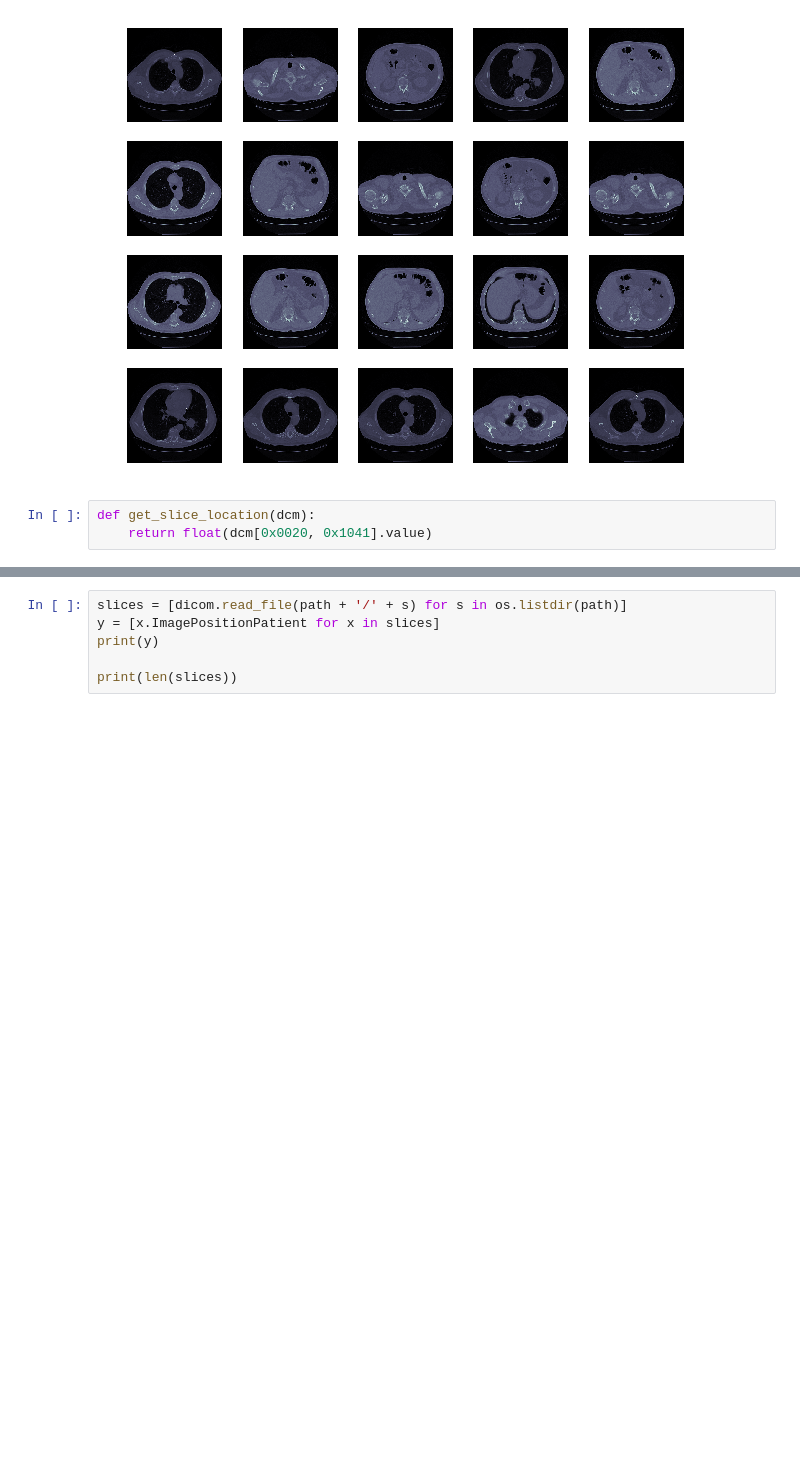
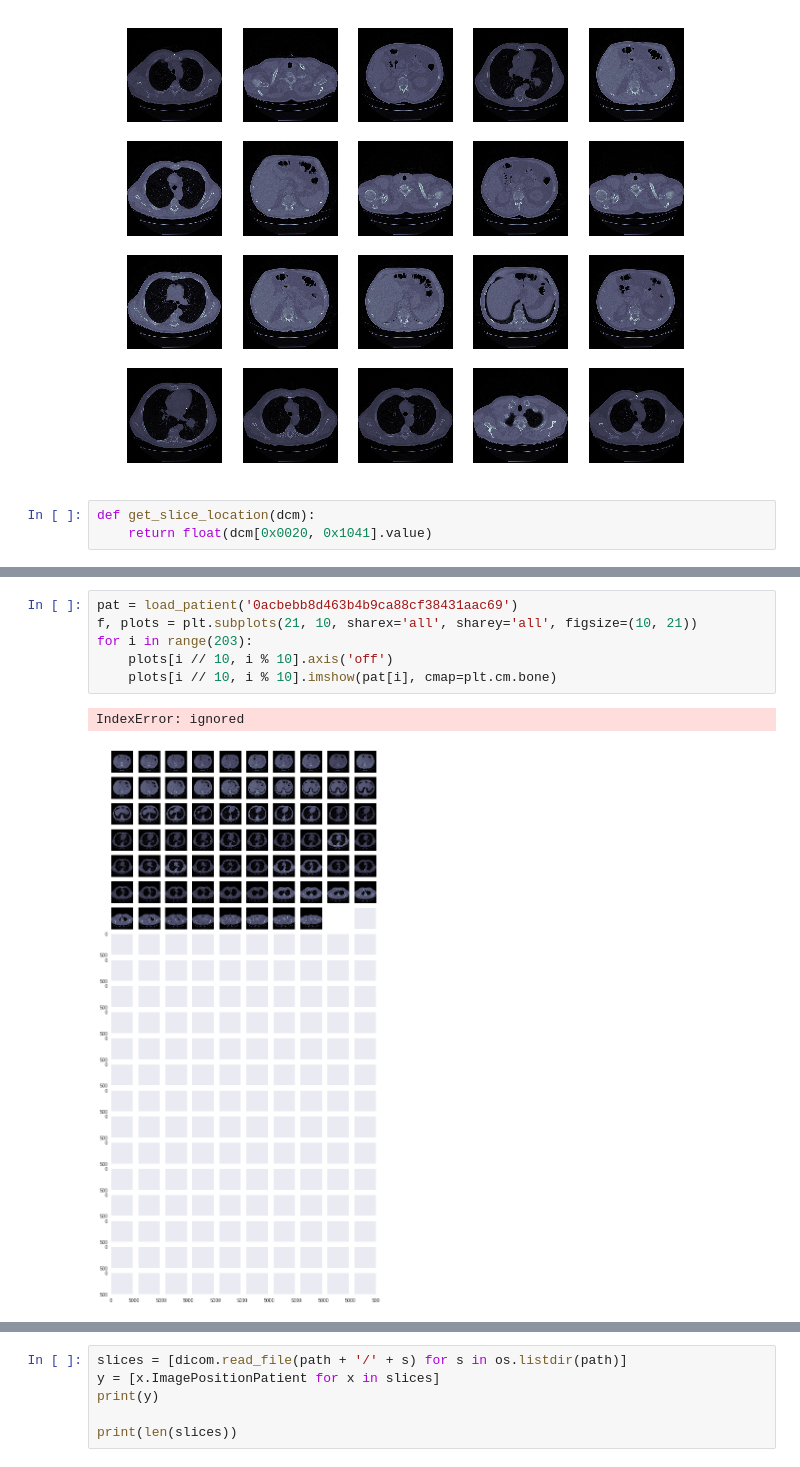
Before and after one commit to AI-Junction/Lung-Cancer-Detection, a Jupyter notebook: LungCancerDetection.ipynb, the cells around one changed output, grey strips where cells are left out. Cells and saved outputs as stored; diff of their text form; blank space fills up the shorter version.

```diff
--- a/LungCancerDetection.ipynb
+++ b/LungCancerDetection.ipynb
@@ -228,0 +242,9 @@ def load_patient(patient_id):
+# %%
+pat = load_patient('0acbebb8d463b4b9ca88cf38431aac69')
+f, plots = plt.subplots(21, 10, sharex='all', sharey='all', figsize=(10, 21))
+for i in range(203):
+    plots[i // 10, i % 10].axis('off')
+    plots[i // 10, i % 10].imshow(pat[i], cmap=plt.cm.bone)
+# %% [output]
+IndexError: ignored
+[figure, added]
```
Also changed, not shown: parts of 8 cells of this notebook.
